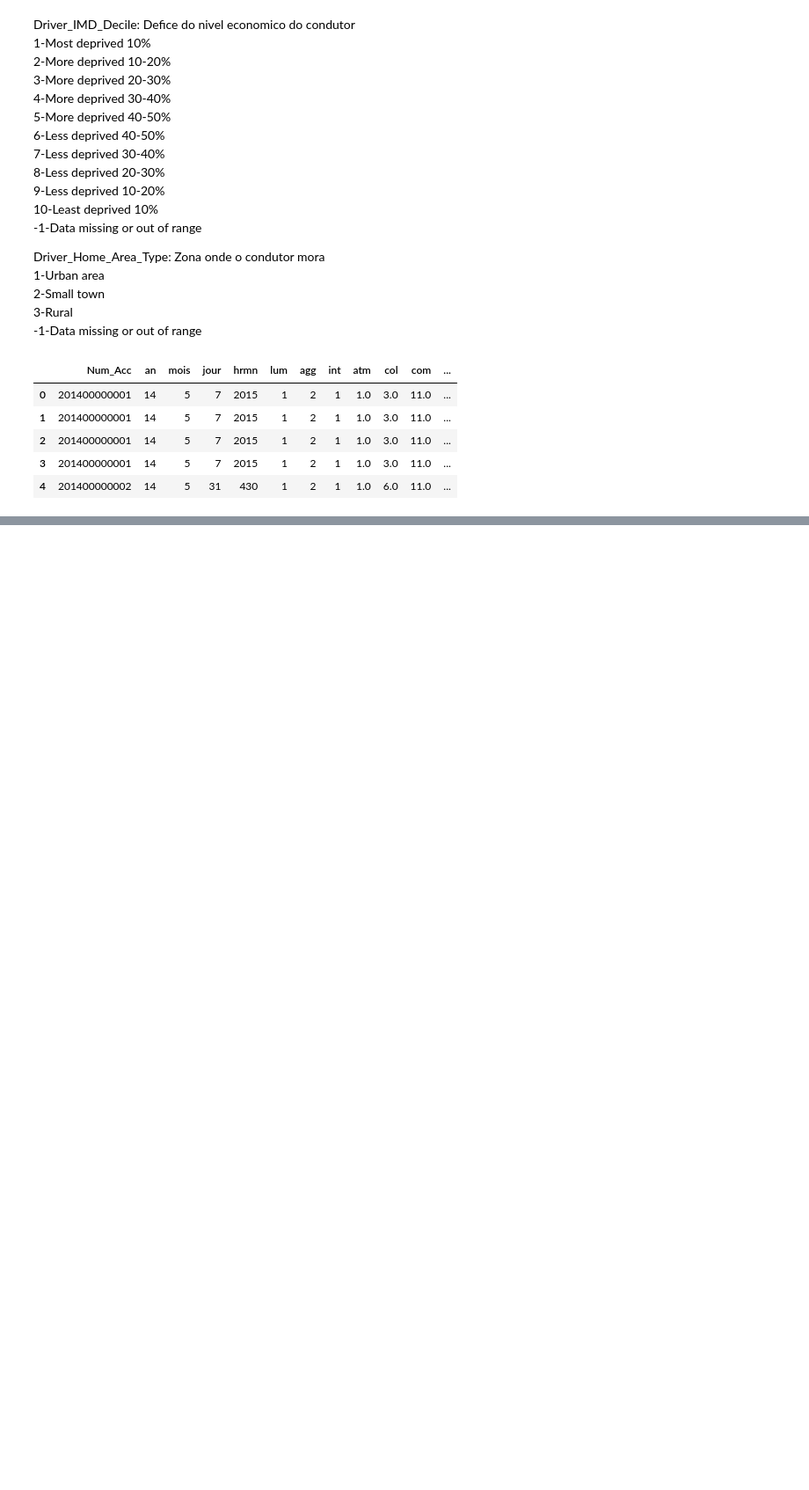
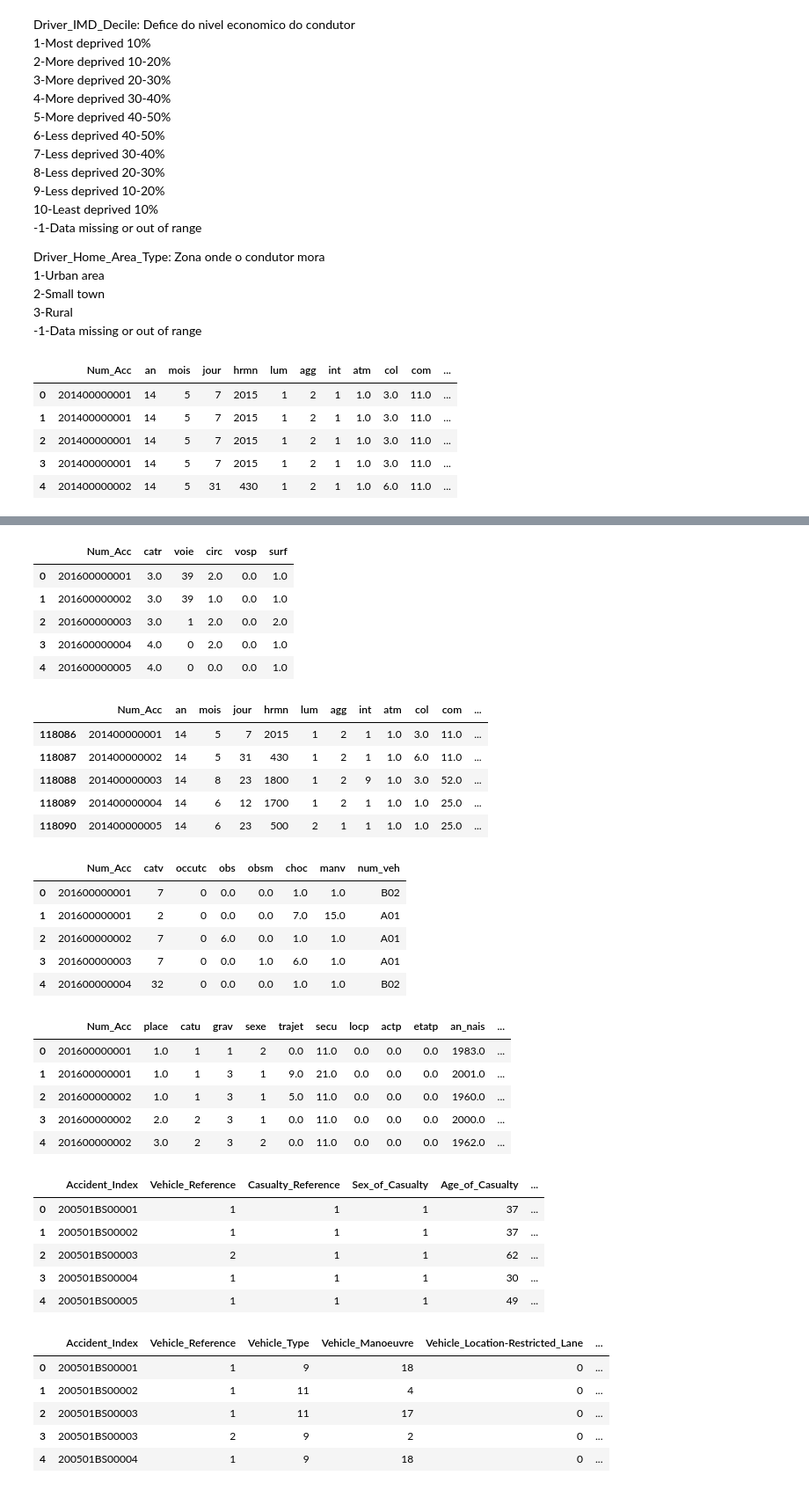
Before and after one commit to JotaCruz20/SGD2, a Jupyter notebook: 2º Projeto.ipynb, the cells around one changed output, grey strips where cells are left out. Shown at 88% size. Drawn from its saved outputs; the diff is of its cells as text; code cells hidden in the pictures; blank space fills up the shorter version.

```diff
--- a/2º Projeto.ipynb
+++ b/2º Projeto.ipynb
@@ -722,4 +724,58 @@ Category of vehicle:<br>
 12 - Most used since 2006 (VU (10) + trailer)<br>
 13 - PL only 3,5T<br>
 # %%
-# Exemplo de como limpar os dados usaComp.loc[(USA['Visibility(mi)'] >= 0.12) & (USA['Visibility(mi)'] < 0.5), 'Visibility(rank)'] = 2
+#dar drop as col q nao vamos usar
+placesFR = placesFR.drop("v1", 1).drop("v2", 1).drop("pr", 1).drop("pr1", 1).drop("plan", 1).drop("lartpc", 1).drop("larrout", 1).drop("situ", 1).drop("infra", 1).drop("env1", 1)
+accidentsFR = accidentsFR.drop("adr", 1).drop("gps", 1).drop("dep", 1)
+vehiclesFR = vehiclesFR.drop("senc", 1)
+#placesFR = placesFR.drop("nbv", 1).drop("prof", 1)
+
+personsUK = personsUK.drop("Casualty_Class", 1).drop("Bus_or_Coach_Passenger", 1).drop("Pedestrian_Road_Maintenance_Worker", 1).drop("Casualty_Type", 1).drop("Casualty_Home_Area_Type", 1)
+vehiclesUK = vehiclesUK.drop("Towing_and_Articulation", 1).drop("Junction_Location", 1).drop("Skidding_and_Overturning", 1).drop("Vehicle_Leaving_Carriageway", 1).drop("Was_Vehicle_Left_Hand_Drive?", 1).drop("Engine_Capacity_(CC)", 1).drop("Driver_IMD_Decile", 1)
+accidentsUK = accidentsUK.drop("Location_Easting_OSGR", 1).drop("Location_Northing_OSGR", 1).drop("Police_Force", 1).drop("Junction_Control", 1).drop("2nd_Road_Class", 1).drop("2nd_Road_Number", 1).drop("Pedestrian_Crossing-Human_Control", 1).drop("Pedestrian_Crossing-Physical_Facilities", 1).drop("Special_Conditions_at_Site", 1).drop("Carriageway_Hazards", 1).drop("Did_Police_Officer_Attend_Scene_of_Accident", 1).drop("LSOA_of_Accident_Location", 1)
+# %%
+placesFR.head()
+accidentsFR.head()
+vehiclesFR.head()
+personsFR.head()
+
+personsUK.head()
+vehiclesUK.head()
+accidentsUK.head()
+# %% [output]
+|  | Num_Acc | catr | voie | circ | vosp | surf |
+| 0 | 201600000001 | 3.0 | 39 | 2.0 | 0.0 | 1.0 |
+| 1 | 201600000002 | 3.0 | 39 | 1.0 | 0.0 | 1.0 |
+| 2 | 201600000003 | 3.0 | 1 | 2.0 | 0.0 | 2.0 |
+| 3 | 201600000004 | 4.0 | 0 | 2.0 | 0.0 | 1.0 |
+| 4 | 201600000005 | 4.0 | 0 | 0.0 | 0.0 | 1.0 |
+|  | Num_Acc | an | mois | jour | hrmn | lum | agg | int | atm | col | com | ... |
+| 118086 | 201400000001 | 14 | 5 | 7 | 2015 | 1 | 2 | 1 | 1.0 | 3.0 | 11.0 | ... |
+| 118087 | 201400000002 | 14 | 5 | 31 | 430 | 1 | 2 | 1 | 1.0 | 6.0 | 11.0 | ... |
+| 118088 | 201400000003 | 14 | 8 | 23 | 1800 | 1 | 2 | 9 | 1.0 | 3.0 | 52.0 | ... |
+| 118089 | 201400000004 | 14 | 6 | 12 | 1700 | 1 | 2 | 1 | 1.0 | 1.0 | 25.0 | ... |
+| 118090 | 201400000005 | 14 | 6 | 23 | 500 | 2 | 1 | 1 | 1.0 | 1.0 | 25.0 | ... |
+|  | Num_Acc | catv | occutc | obs | obsm | choc | manv | num_veh |
+| 0 | 201600000001 | 7 | 0 | 0.0 | 0.0 | 1.0 | 1.0 | B02 |
+| 1 | 201600000001 | 2 | 0 | 0.0 | 0.0 | 7.0 | 15.0 | A01 |
+| 2 | 201600000002 | 7 | 0 | 6.0 | 0.0 | 1.0 | 1.0 | A01 |
+| 3 | 201600000003 | 7 | 0 | 0.0 | 1.0 | 6.0 | 1.0 | A01 |
+| 4 | 201600000004 | 32 | 0 | 0.0 | 0.0 | 1.0 | 1.0 | B02 |
+|  | Num_Acc | place | catu | grav | sexe | trajet | secu | locp | actp | etatp | an_nais | ... |
+| 0 | 201600000001 | 1.0 | 1 | 1 | 2 | 0.0 | 11.0 | 0.0 | 0.0 | 0.0 | 1983.0 | ... |
+| 1 | 201600000001 | 1.0 | 1 | 3 | 1 | 9.0 | 21.0 | 0.0 | 0.0 | 0.0 | 2001.0 | ... |
+| 2 | 201600000002 | 1.0 | 1 | 3 | 1 | 5.0 | 11.0 | 0.0 | 0.0 | 0.0 | 1960.0 | ... |
+| 3 | 201600000002 | 2.0 | 2 | 3 | 1 | 0.0 | 11.0 | 0.0 | 0.0 | 0.0 | 2000.0 | ... |
+| 4 | 201600000002 | 3.0 | 2 | 3 | 2 | 0.0 | 11.0 | 0.0 | 0.0 | 0.0 | 1962.0 | ... |
+|  | Accident_Index | Vehicle_Reference | Casualty_Reference | Sex_of_Casualty | Age_of_Casualty | ... |
+| 0 | 200501BS00001 | 1 | 1 | 1 | 37 | ... |
+| 1 | 200501BS00002 | 1 | 1 | 1 | 37 | ... |
+| 2 | 200501BS00003 | 2 | 1 | 1 | 62 | ... |
+| 3 | 200501BS00004 | 1 | 1 | 1 | 30 | ... |
+| 4 | 200501BS00005 | 1 | 1 | 1 | 49 | ... |
+|  | Accident_Index | Vehicle_Reference | Vehicle_Type | Vehicle_Manoeuvre | Vehicle_Location-Restricted_Lane | ... |
+| 0 | 200501BS00001 | 1 | 9 | 18 | 0 | ... |
+| 1 | 200501BS00002 | 1 | 11 | 4 | 0 | ... |
+| 2 | 200501BS00003 | 1 | 11 | 17 | 0 | ... |
+| 3 | 200501BS00003 | 2 | 9 | 2 | 0 | ... |
+| 4 | 200501BS00004 | 1 | 9 | 18 | 0 | ... |
```
Also changed, not shown: parts of 7 cells of this notebook.
